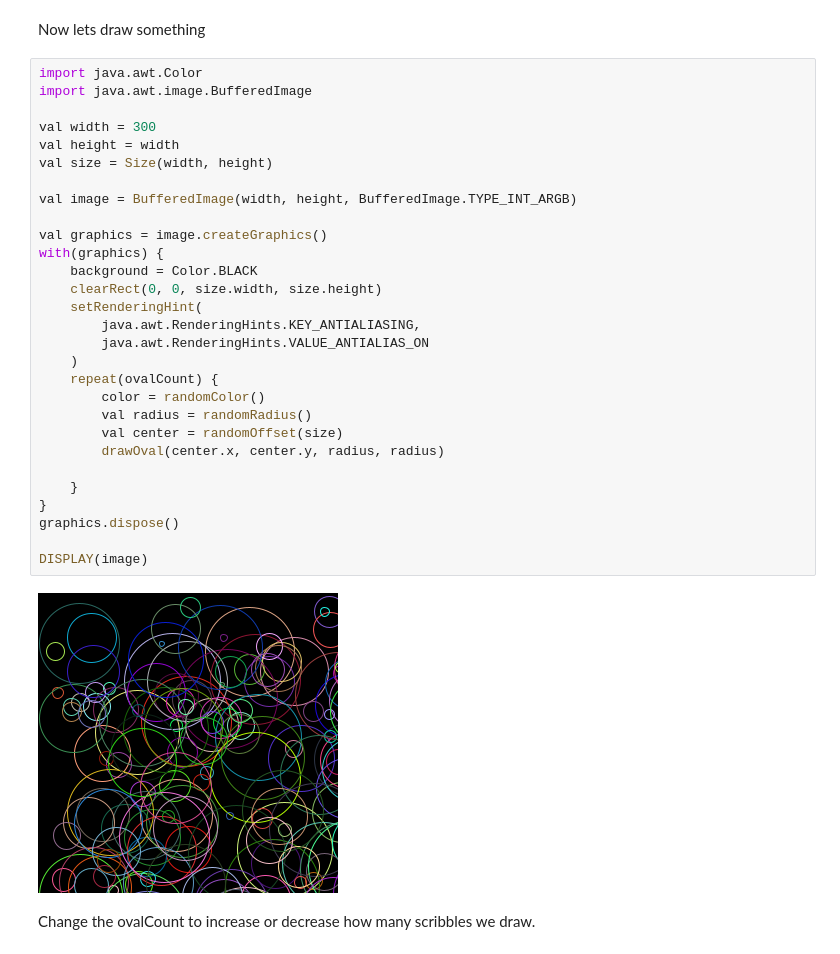
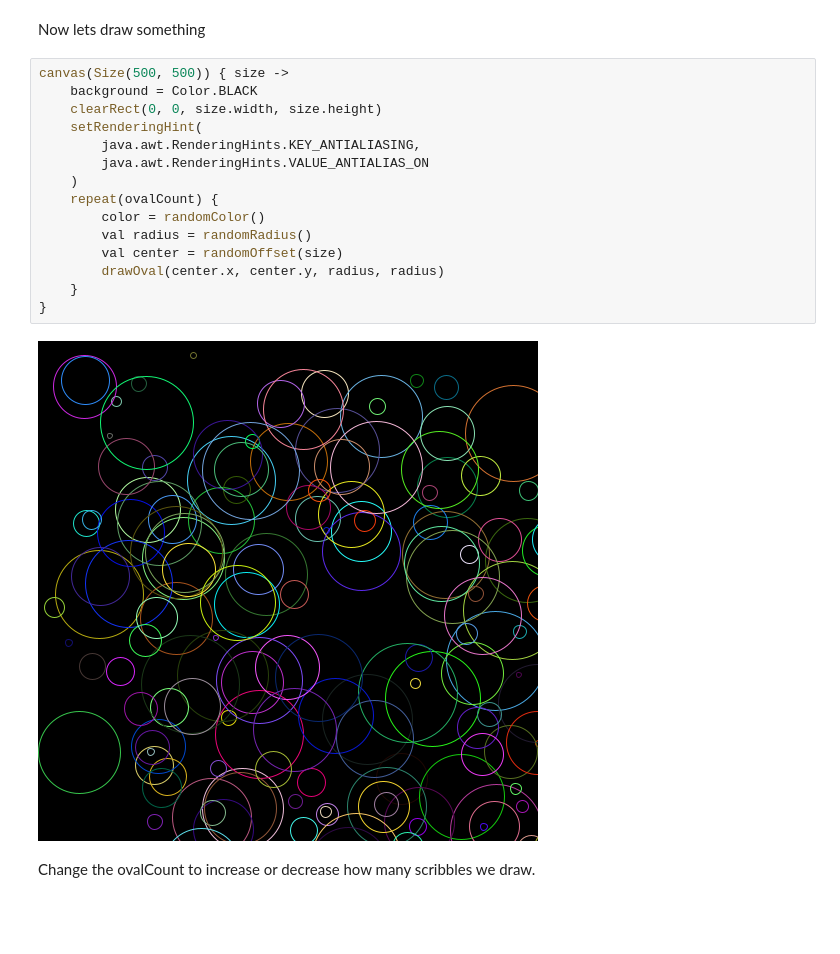
Before and after one commit to maiatoday/HelloNotebook, a Jupyter notebook: HelloNotebook.ipynb, the cells around one changed output. Saved outputs shown, nothing was run; the diff lists cells and outputs as text; blank space fills up the shorter version.

Commit message:
make a canvas function

```diff
--- a/HelloNotebook.ipynb
+++ b/HelloNotebook.ipynb
@@ -12,36 +12,22 @@ Bla(x1=0, y1=10, x2=100, y2=100)
 # %% [markdown]
 Now lets draw something
 # %%
-import java.awt.Color
-import java.awt.image.BufferedImage
-
-val width = 300
-val height = width
-val size = Size(width, height)
-
-val image = BufferedImage(width, height, BufferedImage.TYPE_INT_ARGB)
-
-val graphics = image.createGraphics()
-with(graphics) {
+canvas(Size(500, 500)) { size ->
     background = Color.BLACK
     clearRect(0, 0, size.width, size.height)
     setRenderingHint(
         java.awt.RenderingHints.KEY_ANTIALIASING,
         java.awt.RenderingHints.VALUE_ANTIALIAS_ON
     )
     repeat(ovalCount) {
         color = randomColor()
         val radius = randomRadius()
         val center = randomOffset(size)
         drawOval(center.x, center.y, radius, radius)
-
     }
 }
-graphics.dispose()
-
-DISPLAY(image)
 # %% [output]
-[figure, old version]
+[figure, new version]
 # %% [markdown]
 Change the ovalCount to increase or decrease how many scribbles we draw.
 # %%
```
Also changed, not shown: parts of 3 cells of this notebook.
